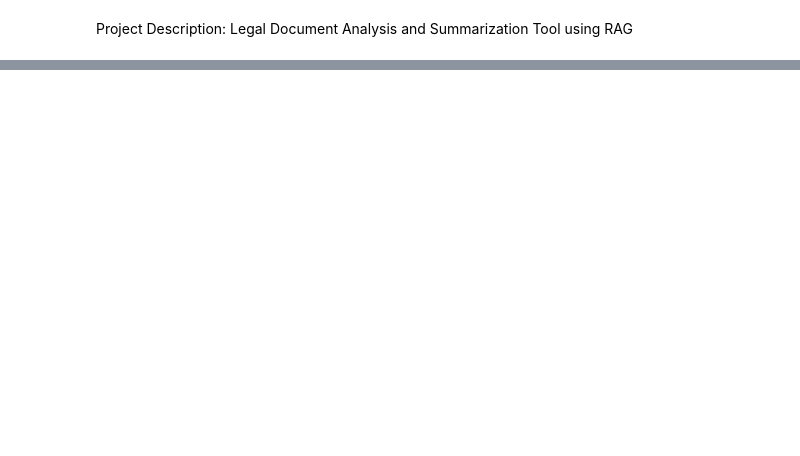
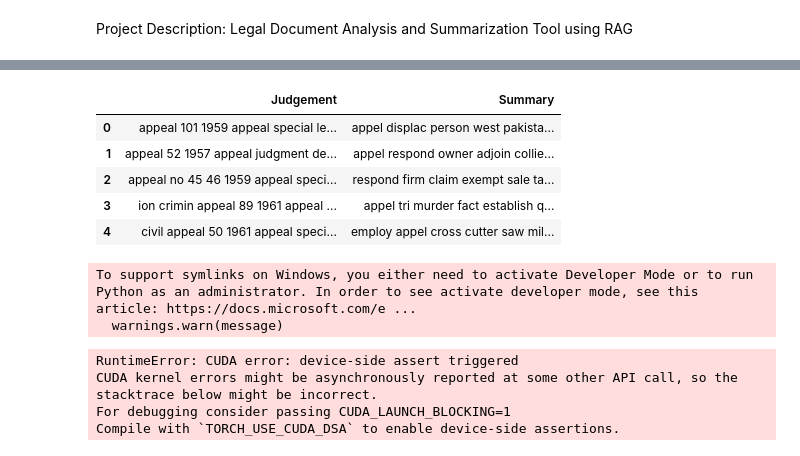
Before and after one commit to rohanrvpatil/rag_legal, a Jupyter notebook: task.ipynb, the cells around one changed output, grey strips where cells are left out. Cells and saved outputs as stored; diff of their text form; code cells hidden in the pictures; blank space fills up the shorter version.

```diff
--- a/task.ipynb
+++ b/task.ipynb
@@ -148,0 +130,9 @@ ParseError: not well-formed (invalid token): line 6, column 13 (<string>)
+# %%
+test_data.head()
+# %% [output]
+|  | Judgement | Summary |
+| 0 | appeal 101 1959 appeal special le... | appel displac person west pakista... |
+| 1 | appeal 52 1957 appeal judgment de... | appel respond owner adjoin collie... |
+| 2 | appeal no 45 46 1959 appeal speci... | respond firm claim exempt sale ta... |
+| 3 | ion crimin appeal 89 1961 appeal ... | appel tri murder fact establish q... |
+| 4 | civil appeal 50 1961 appeal speci... | employ appel cross cutter saw mil... |
@@ -148,0 +152,9 @@ ParseError: not well-formed (invalid token): line 6, column 13 (<string>)
+# %%
+# downloading the RAG model and initialising
+from transformers import BartForConditionalGeneration, BartTokenizer
+
+model = BartForConditionalGeneration.from_pretrained("facebook/bart-large")
+tokenizer = BartTokenizer.from_pretrained("facebook/bart-large")
+# %% [output]
+To support symlinks on Windows, you either need to activate Developer Mode or to run Python as an administrator. In order to see activate developer mode, see this article: https://docs.microsoft.com/e ...
+  warnings.warn(message)
@@ -148,0 +214,29 @@ ParseError: not well-formed (invalid token): line 6, column 13 (<string>)
+# %%
+device = torch.device("cuda" if torch.cuda.is_available() else "cpu")
+model.to(device)
+
+import torch.optim as optim
+
+# Initialize optimizer
+optimizer = optim.AdamW(model.parameters(), lr=5e-5)
+
+# Training loop
+for epoch in range(3):  # Adjust number of epochs as needed
+    model.train()
+    for batch in train_loader:
+        inputs, labels = batch
+        inputs = inputs.to(device).long()
+        labels = labels.to(device).long()
+
+        outputs = model(input_ids=inputs, labels=labels)
+        loss = outputs.loss
+        loss.backward()
+        optimizer.step()
+        optimizer.zero_grad()
+
+    print(f"Epoch {epoch + 1} completed")
+# %% [output]
+RuntimeError: CUDA error: device-side assert triggered
+CUDA kernel errors might be asynchronously reported at some other API call, so the stacktrace below might be incorrect.
+For debugging consider passing CUDA_LAUNCH_BLOCKING=1
+Compile with `TORCH_USE_CUDA_DSA` to enable device-side assertions.
```
Also changed, not shown: parts of 10 cells of this notebook, 3 other files.
